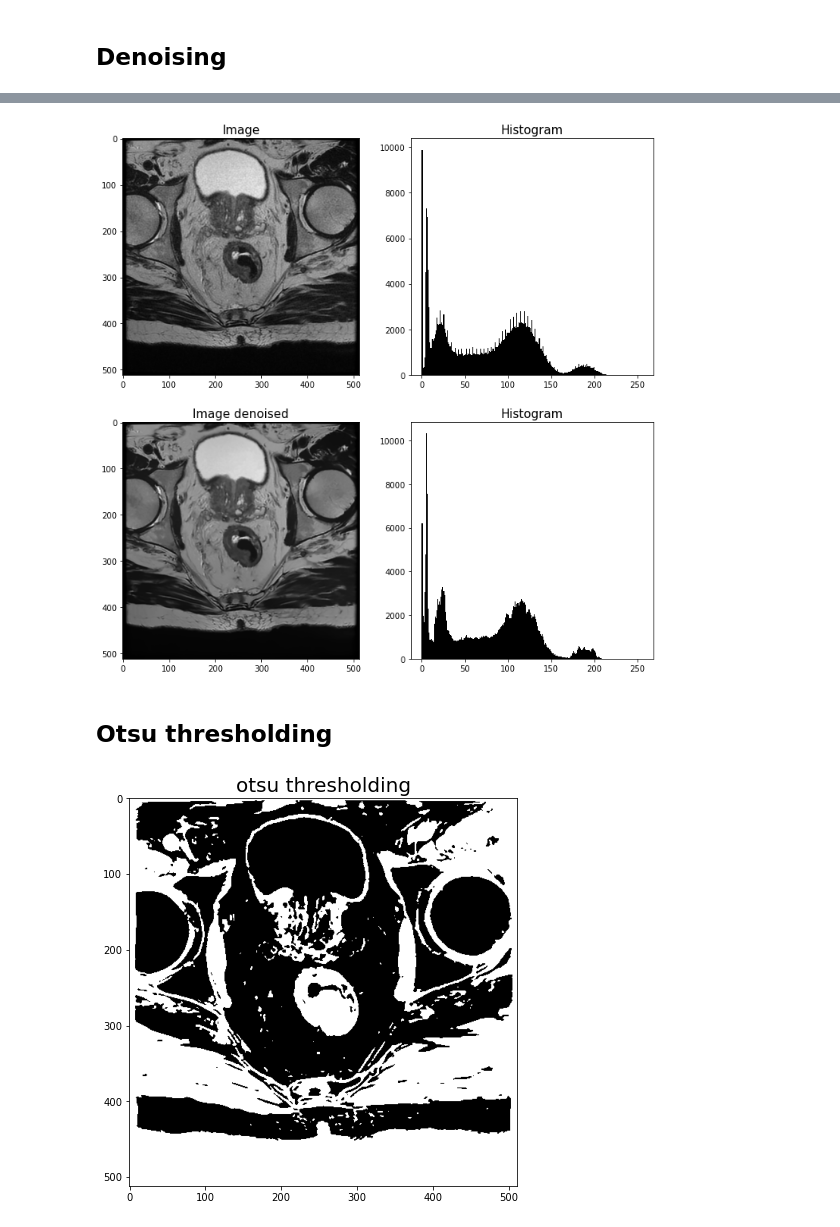
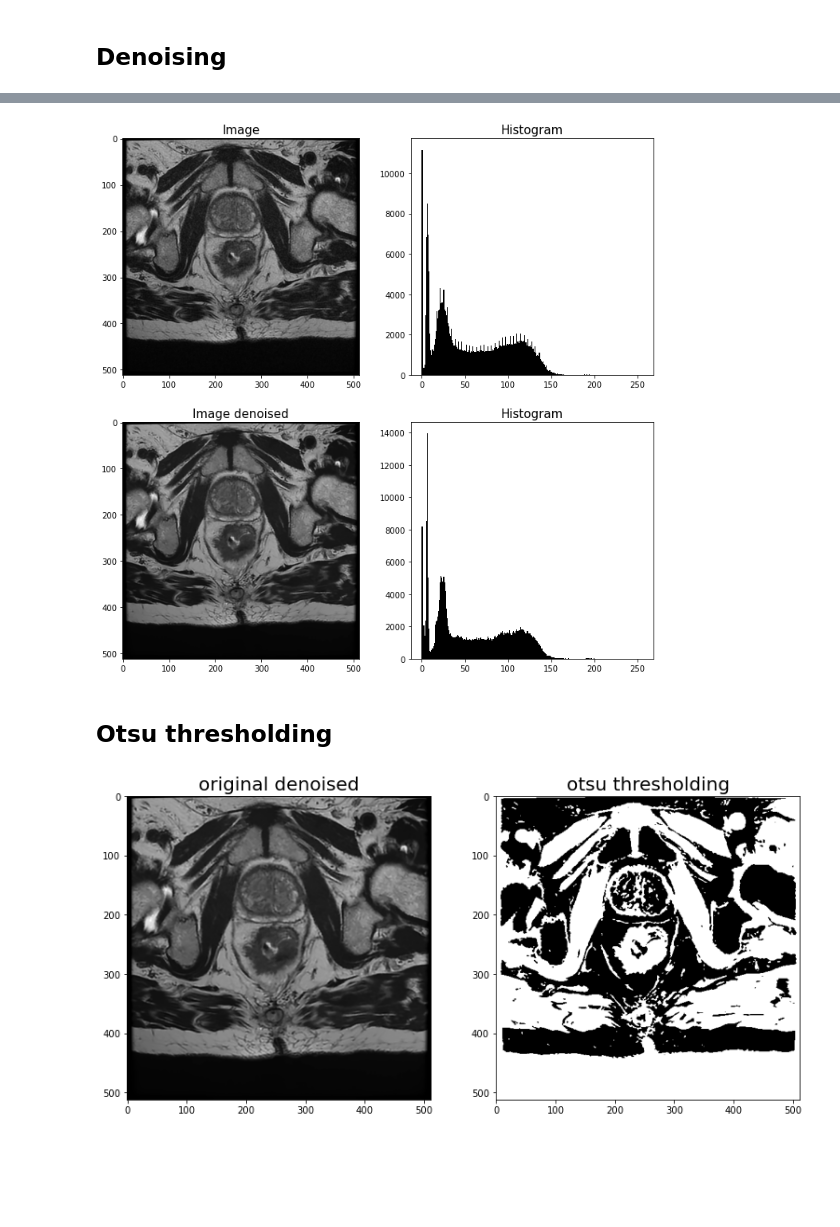
Before and after one commit to giuseppefilitto/img-segm, a Jupyter notebook: notebooks/ImageProcessing.ipynb, the cells around one changed output, grey strips where cells are left out. Saved outputs shown, nothing was run; the diff lists cells and outputs as text; code cells hidden in the pictures; blank space fills up the shorter version.

```diff
--- a/notebooks/ImageProcessing.ipynb
+++ b/notebooks/ImageProcessing.ipynb
@@ -38,8 +38,7 @@ show_image_histogram(img)
 # %% [markdown]
 ## Denoising
 # %%
-layer = 5
-alpha = 7
+alpha = 5
 img = slice[layer,: ,:]
 
 denoise_nlm(img, alpha=alpha, show=True, figsize=(10,5))
@@ -48,13 +47,13 @@ denoise_nlm(img, alpha=alpha, show=True, figsize=(10,5))
 # %%
 compare_denoised_histo(img, alpha, figsize=(12, 12))
 # %% [output]
-[figure, old version]
+[figure, new version]
 # %% [markdown]
 ## Otsu thresholding
 # %%
 denoised_img = denoise_nlm(img, alpha=alpha)
 otsu = otsu_thresholding(denoised_img)
 
-display_image(otsu, figsize=(11,6), title='otsu thresholding', fontsize=20)
+display_images([denoised_img, otsu], figsize=(13,6), titles=['original denoised','otsu thresholding'], fontsize=20)
 # %% [output]
-[figure, old version]
+[figure, new version]
```
Also changed, not shown: parts of 8 cells of this notebook.
